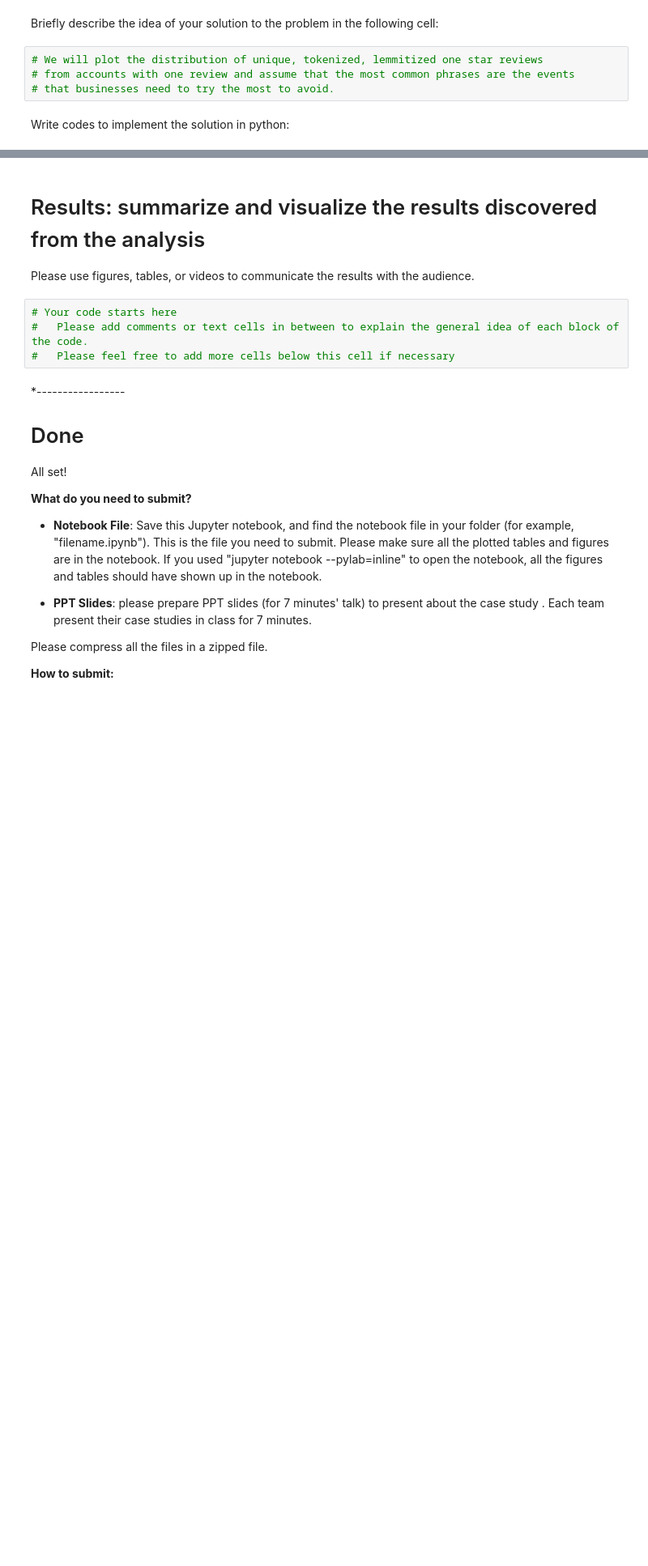
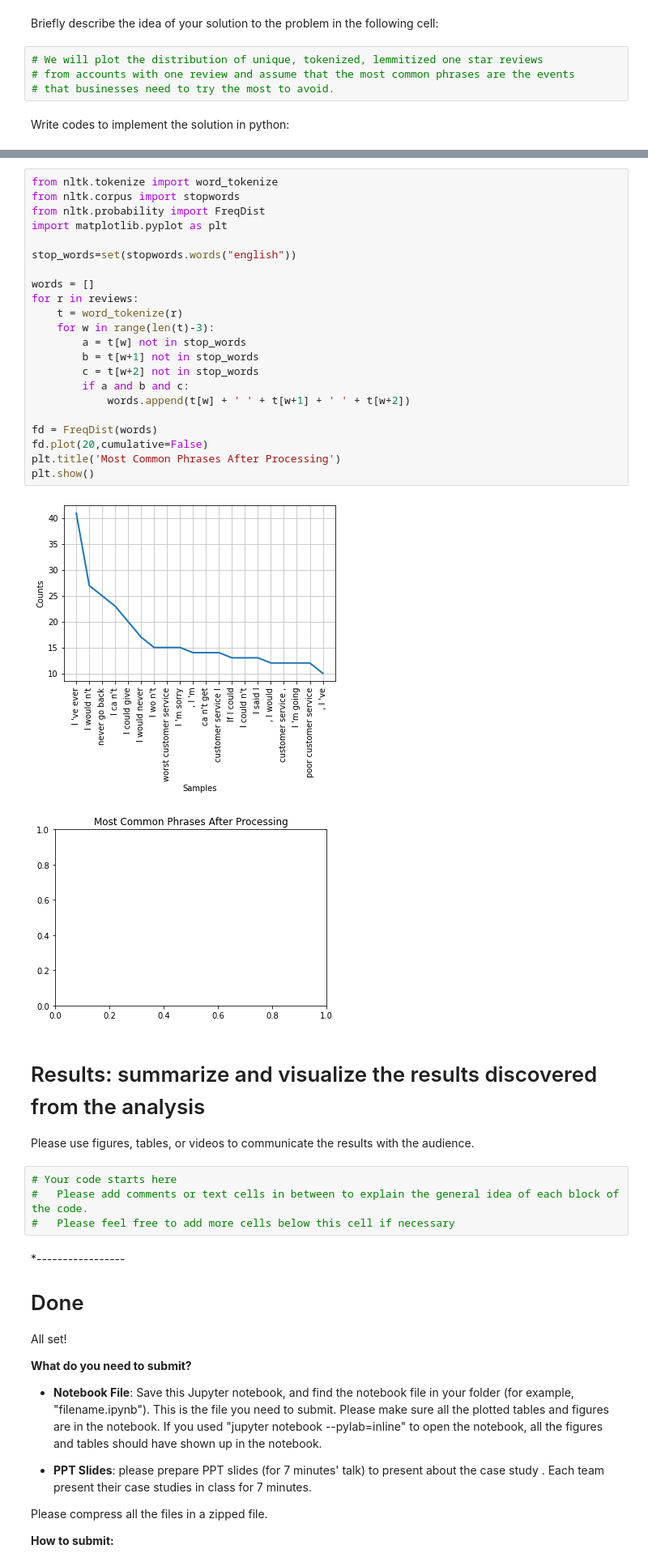
Before and after one commit to alexander-moore/DS501_Project1, a Jupyter notebook: case1_ethan.ipynb, the cells around one changed output, grey strips where cells are left out. Shown at 81% size. Drawn from its saved outputs; the diff is of its cells as text; blank space fills up the shorter version.

```diff
--- a/case1_ethan.ipynb
+++ b/case1_ethan.ipynb
@@ -245,3 +237,28 @@ plt.show()
+# %%
+from nltk.tokenize import word_tokenize
+from nltk.corpus import stopwords
+from nltk.probability import FreqDist
+import matplotlib.pyplot as plt
+
+stop_words=set(stopwords.words("english"))
+
+words = []
+for r in reviews:
+    t = word_tokenize(r)
+    for w in range(len(t)-3):
+        a = t[w] not in stop_words
+        b = t[w+1] not in stop_words
+        c = t[w+2] not in stop_words
+        if a and b and c:
+            words.append(t[w] + ' ' + t[w+1] + ' ' + t[w+2])
+
+fd = FreqDist(words)
+fd.plot(20,cumulative=False)
+plt.title('Most Common Phrases After Processing')
+plt.show()
+# %% [output]
+[figure, added]
+[figure, added]
 # %% [markdown]
 # Results: summarize and visualize the results discovered from the analysis
 
```
Also changed, not shown: parts of 11 cells of this notebook.
